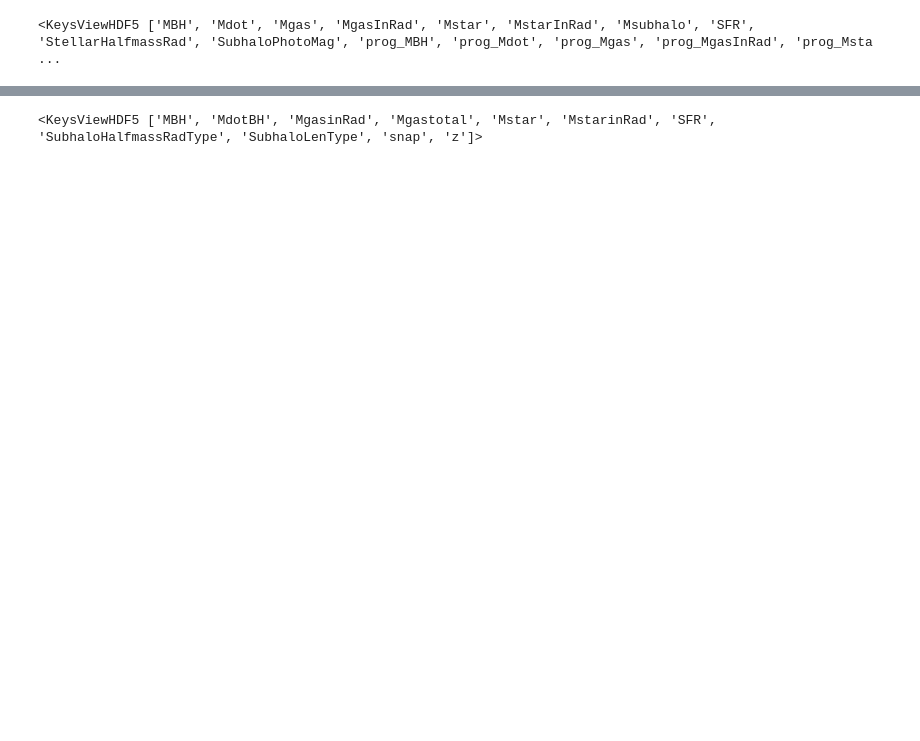
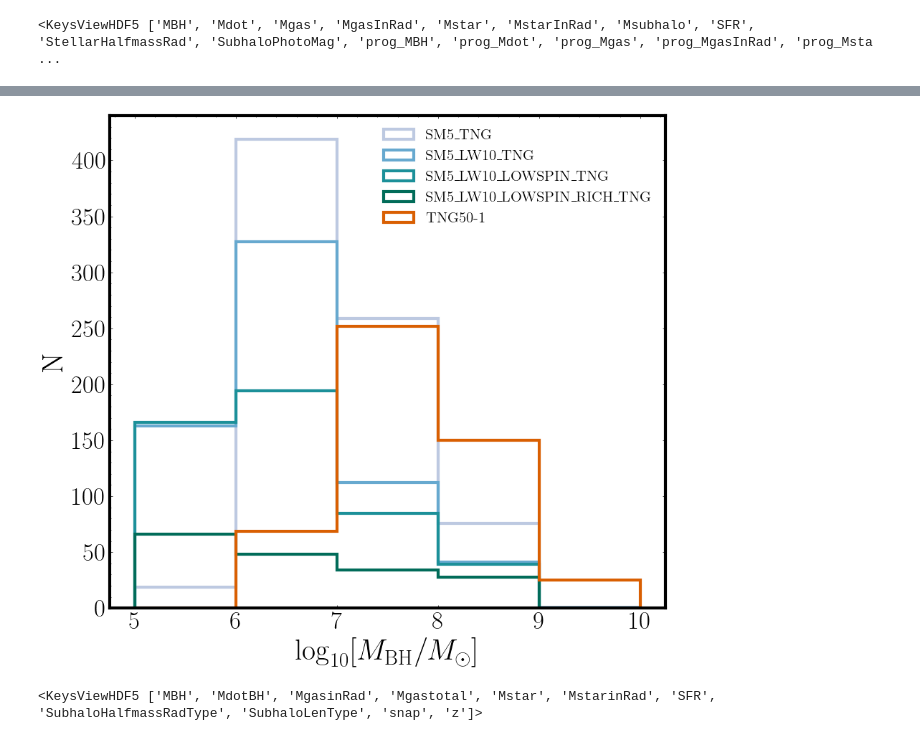
Before and after one commit to pranav-satheesh/host_galaxies, a Jupyter notebook: notebooks/analyze_population_file.ipynb, the cells around one changed output, grey strips where cells are left out. Saved outputs shown, nothing was run; the diff lists cells and outputs as text; code cells hidden in the pictures; blank space fills up the shorter version.

```diff
--- a/notebooks/analyze_population_file.ipynb
+++ b/notebooks/analyze_population_file.ipynb
@@ -93,3 +93,22 @@ fig.savefig('../figures/merging_population_comparison_TNG50_BRAHMA_Nstar10.pdf')
+# %%
+hostplot.set_plot_style(spinewidth=3,linewidth=3, titlesize=30,labelsize=30,xlabelsize=25,ylabelsize=25,legendsize=15,bold=True)
+
+fig,ax = plt.subplots(1,1,figsize=(9,8))
+
+MBH_bins = np.arange(5,11,1)
+
+for sim in brahma_simName_array:
+    N_MBH_brahma,_ = np.histogram(np.log10(brahma_sim_pop[sim]["merging_population"]['MBH'][:]),bins=MBH_bins)
+    ax.hist(np.log10(brahma_sim_pop[sim]["merging_population"]['MBH'][:]),bins=MBH_bins,label=sim,histtype="step",color=brahma_sim_colors[sim],linewidth=3)
+N_MBH_TNG,_ = np.histogram(np.log10(TNG_50_pop["merging_population"]['MBH'][:]),bins=MBH_bins)
+ax.hist(np.log10(TNG_50_pop["merging_population"]['MBH'][:]),bins=MBH_bins,label='TNG50-1',histtype="step",color=TNG_color,linewidth=3)
+ax.set_xlabel(r'$ \log_{10}[M_{\rm BH}/M_{\odot}]$')
+ax.set_ylabel('N')
+ax.legend()
+fig.tight_layout()
+fig.savefig('../figures/BH_population_TNG50_BRAHMA.pdf')
+# %% [output]
+[figure, added]
 # %%
 TNG50_all_subhalos_file_loc = "/home/pranavsatheesh/host_galaxies/data/TNG-50_subhalo_statistics.hdf5"
 TNG50_all_subhalos = h5py.File(TNG50_all_subhalos_file_loc)
```
Also changed, not shown: parts of 1 cell of this notebook, 8 other files.
